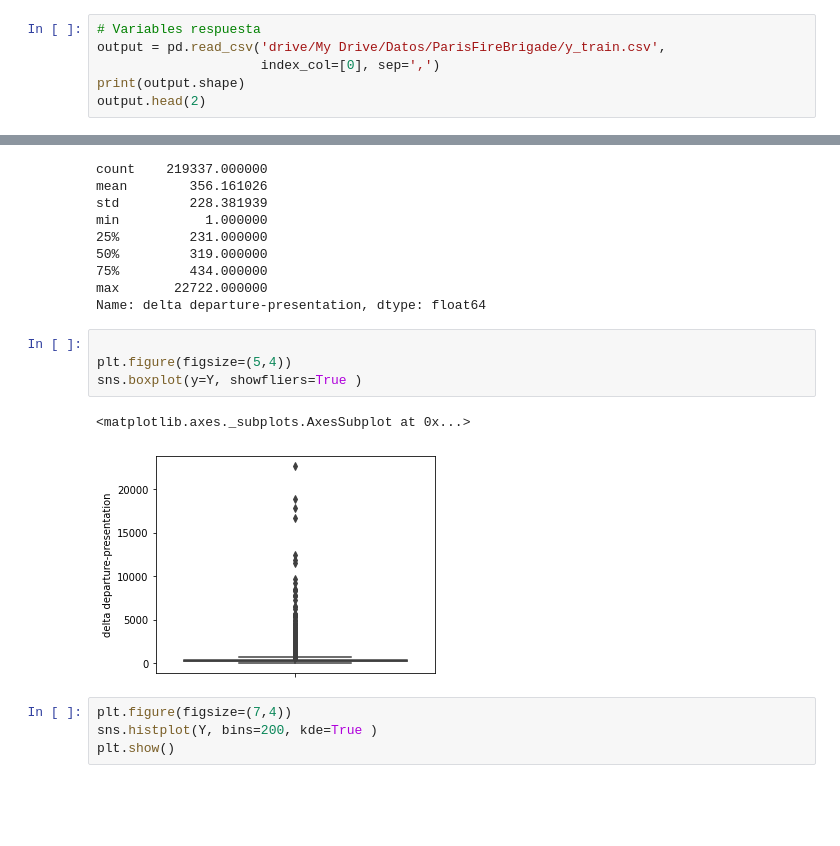
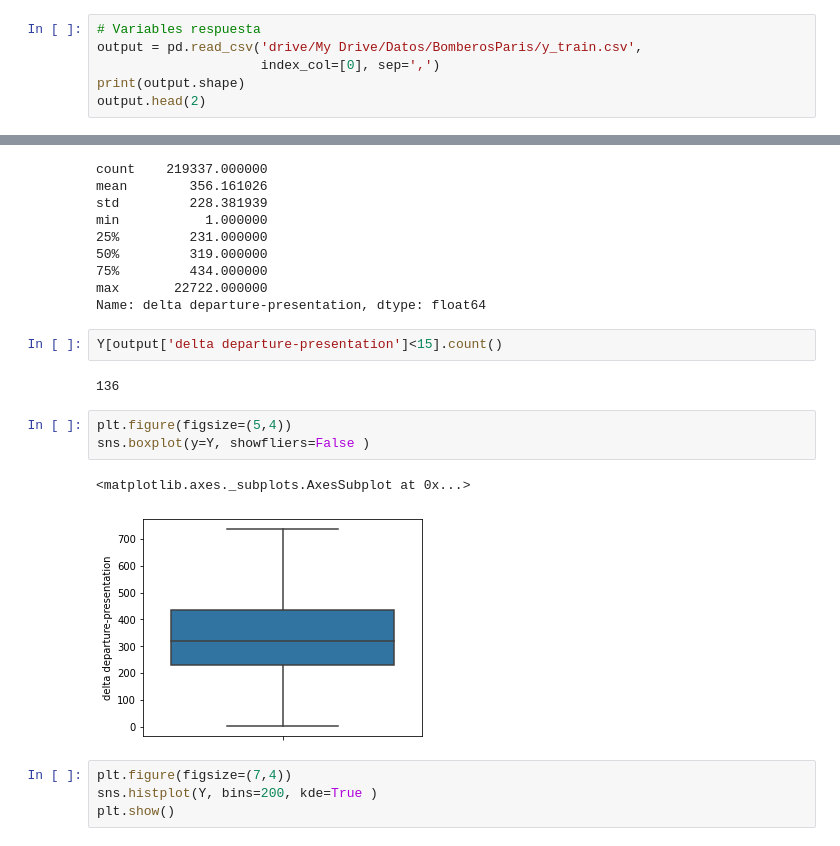
Before and after one commit to Chanito/mlbourbaki, a Jupyter notebook: 1_Response_time_Paris_Fire_Brigade.ipynb, the cells around one changed output, grey strips where cells are left out. Drawn from its saved outputs; the diff is of its cells as text; blank space fills up the shorter version.

```diff
--- a/1_Response_time_Paris_Fire_Brigade.ipynb
+++ b/1_Response_time_Paris_Fire_Brigade.ipynb
@@ -41,7 +41,7 @@ def correlacion(dataframe, grafica=True, matrix=False, tamaño =(12,8)):
 __Cargar etiquetas__
 # %%
 # Variables respuesta
-output = pd.read_csv('drive/My Drive/Datos/ParisFireBrigade/y_train.csv',
+output = pd.read_csv('drive/My Drive/Datos/BomberosParis/y_train.csv',
                      index_col=[0], sep=',')
 print(output.shape)
 output.head(2)
@@ -71,13 +71,16 @@ min           1.000000
 75%         434.000000
 max       22722.000000
 Name: delta departure-presentation, dtype: float64
+# %%
+Y[output['delta departure-presentation']<15].count()
+# %% [output]
+136
 # %%
-
 plt.figure(figsize=(5,4))
-sns.boxplot(y=Y, showfliers=True )
+sns.boxplot(y=Y, showfliers=False )
 # %% [output]
 <matplotlib.axes._subplots.AxesSubplot at 0x...>
-[figure, old version]
+[figure, new version]
 # %%
 plt.figure(figsize=(7,4))
 sns.histplot(Y, bins=200, kde=True )
```
Also changed, not shown: parts of 65 cells of this notebook.
